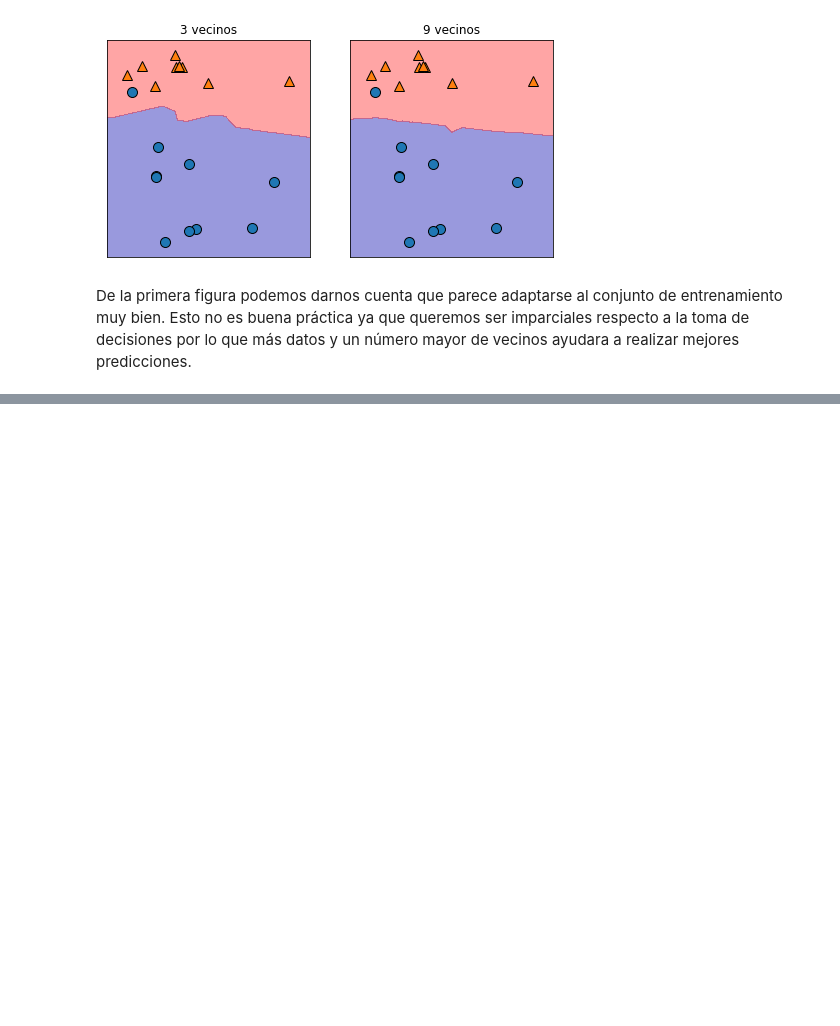
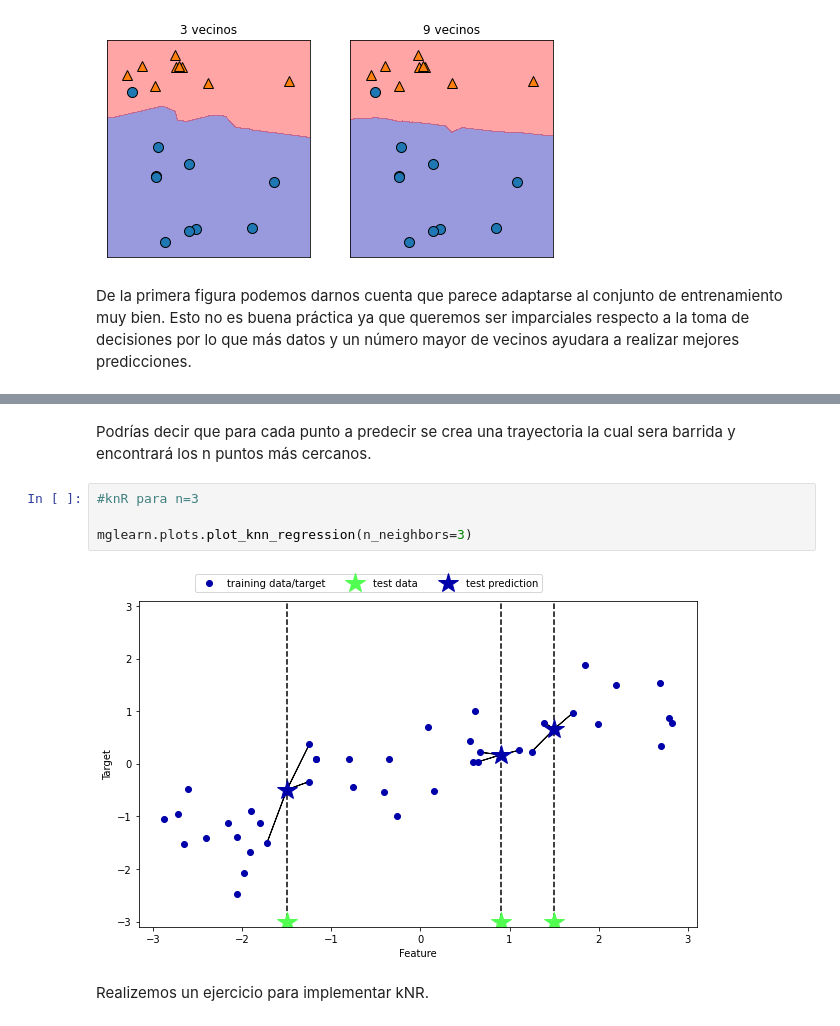
Before and after one commit to MOSA96/machine-learning, a Jupyter notebook: K-nearest.ipynb, the cells around one changed output, grey strips where cells are left out. Saved outputs shown, nothing was run; the diff lists cells and outputs as text; blank space fills up the shorter version.

```diff
--- a/K-nearest.ipynb
+++ b/K-nearest.ipynb
@@ -116,0 +140,10 @@ De la primera figura podemos darnos cuenta que parece adaptarse al conjunto de e
+# %% [markdown]
+Podrías decir que para cada punto a predecir se crea una trayectoria la cual sera barrida y encontrará los n puntos más cercanos.
+# %%
+#knR para n=3
+
+mglearn.plots.plot_knn_regression(n_neighbors=3)
+# %% [output]
+[figure, added]
+# %% [markdown]
+Realizemos un ejercicio para implementar kNR.
```
Also changed, not shown: parts of 10 cells of this notebook.
